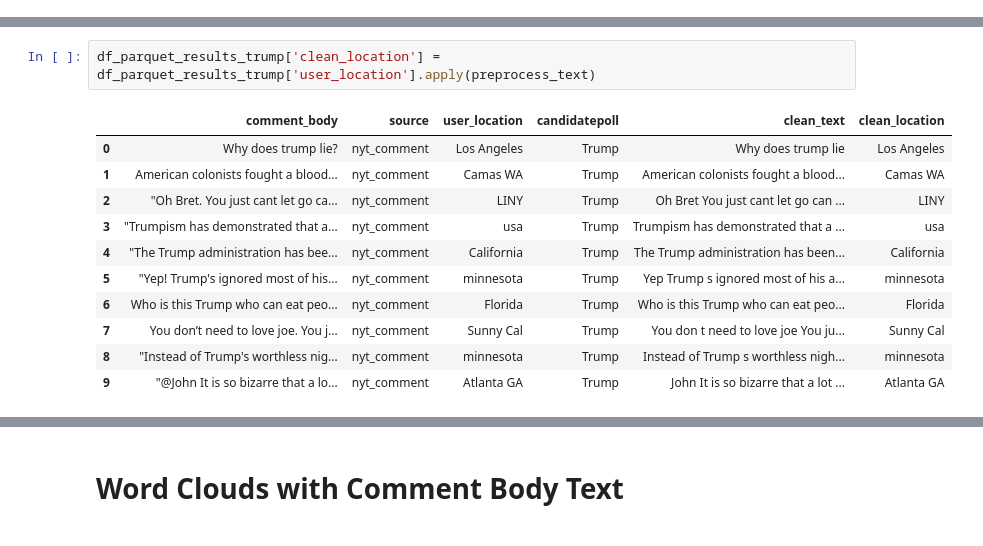
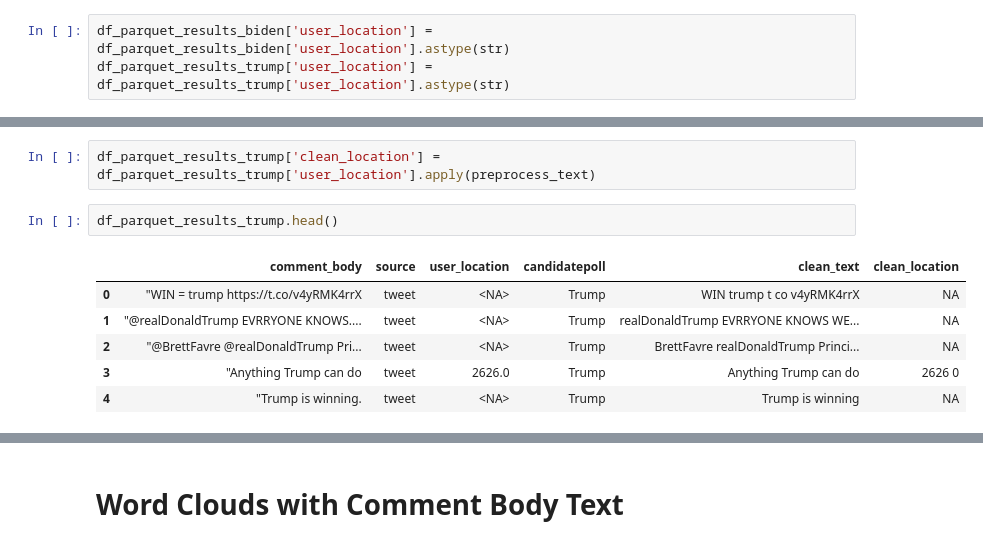
Before and after one commit to cfitzpatrick89/ADS508_GroupProject, a Jupyter notebook: EDA.ipynb, the cells around one changed output, grey strips where cells are left out. Cells and saved outputs as stored; diff of their text form.

```diff
--- a/EDA.ipynb
+++ b/EDA.ipynb
@@ -535,0 +547,3 @@ def preprocess_text(text):
+# %%
+df_parquet_results_biden['user_location'] = df_parquet_results_biden['user_location'].astype(str)
+df_parquet_results_trump['user_location'] = df_parquet_results_trump['user_location'].astype(str)
@@ -555,15 +575,11 @@ df_parquet_results_trump['clean_text'] = df_parquet_results_trump['comment_body'
 # %%
 df_parquet_results_trump['clean_location'] = df_parquet_results_trump['user_location'].apply(preprocess_text)
 # %%
+df_parquet_results_trump.head()
 # %% [output]
 |  | comment_body | source | user_location | candidatepoll | clean_text | clean_location |
-| 0 | Why does trump lie? | nyt_comment | Los Angeles | Trump | Why does trump lie | Los Angeles |
-| 1 | American colonists fought a blood... | nyt_comment | Camas WA | Trump | American colonists fought a blood... | Camas WA |
-| 2 | "Oh Bret. You just cant let go ca... | nyt_comment | LINY | Trump | Oh Bret You just cant let go can ... | LINY |
-| 3 | "Trumpism has demonstrated that a... | nyt_comment | usa | Trump | Trumpism has demonstrated that a ... | usa |
-| 4 | "The Trump administration has bee... | nyt_comment | California | Trump | The Trump administration has been... | California |
-| 5 | "Yep! Trump's ignored most of his... | nyt_comment | minnesota | Trump | Yep Trump s ignored most of his a... | minnesota |
-| 6 | Who is this Trump who can eat peo... | nyt_comment | Florida | Trump | Who is this Trump who can eat peo... | Florida |
-| 7 | You don’t need to love joe. You j... | nyt_comment | Sunny Cal | Trump | You don t need to love joe You ju... | Sunny Cal |
-| 8 | "Instead of Trump's worthless nig... | nyt_comment | minnesota | Trump | Instead of Trump s worthless nigh... | minnesota |
-| 9 | "@John It is so bizarre that a lo... | nyt_comment | Atlanta GA | Trump | John It is so bizarre that a lot ... | Atlanta GA |
+| 0 | "WIN = trump https://t.co/v4yRMK4rrX | tweet | <NA> | Trump | WIN trump t co v4yRMK4rrX | NA |
+| 1 | "@realDonaldTrump EVRRYONE KNOWS.... | tweet | <NA> | Trump | realDonaldTrump EVRRYONE KNOWS WE... | NA |
+| 2 | "@BrettFavre @realDonaldTrump Pri... | tweet | <NA> | Trump | BrettFavre realDonaldTrump Princi... | NA |
+| 3 | "Anything Trump can do | tweet | 2626.0 | Trump | Anything Trump can do | 2626 0 |
+| 4 | "Trump is winning. | tweet | <NA> | Trump | Trump is winning | NA |
```
Also changed, not shown: parts of 17 cells of this notebook.
